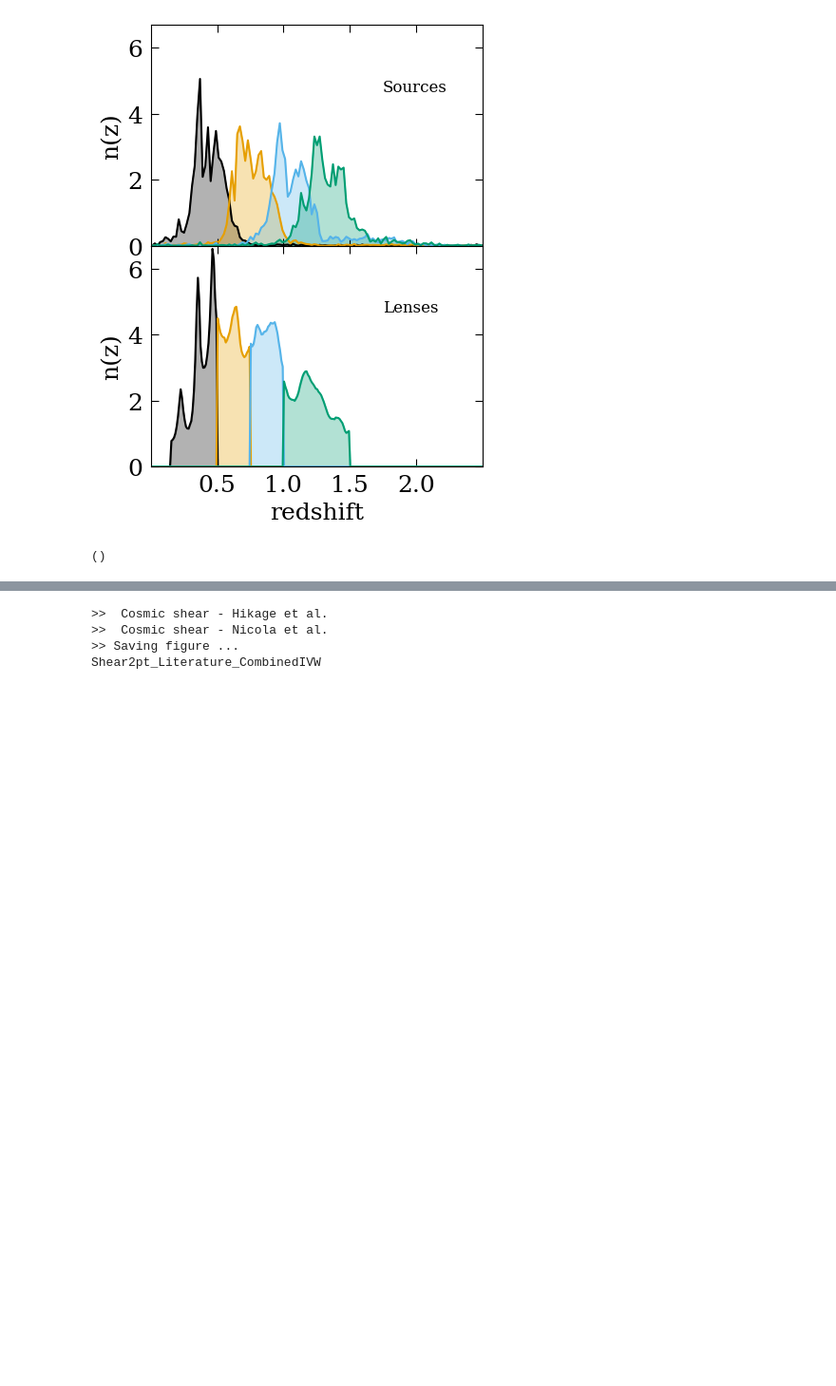
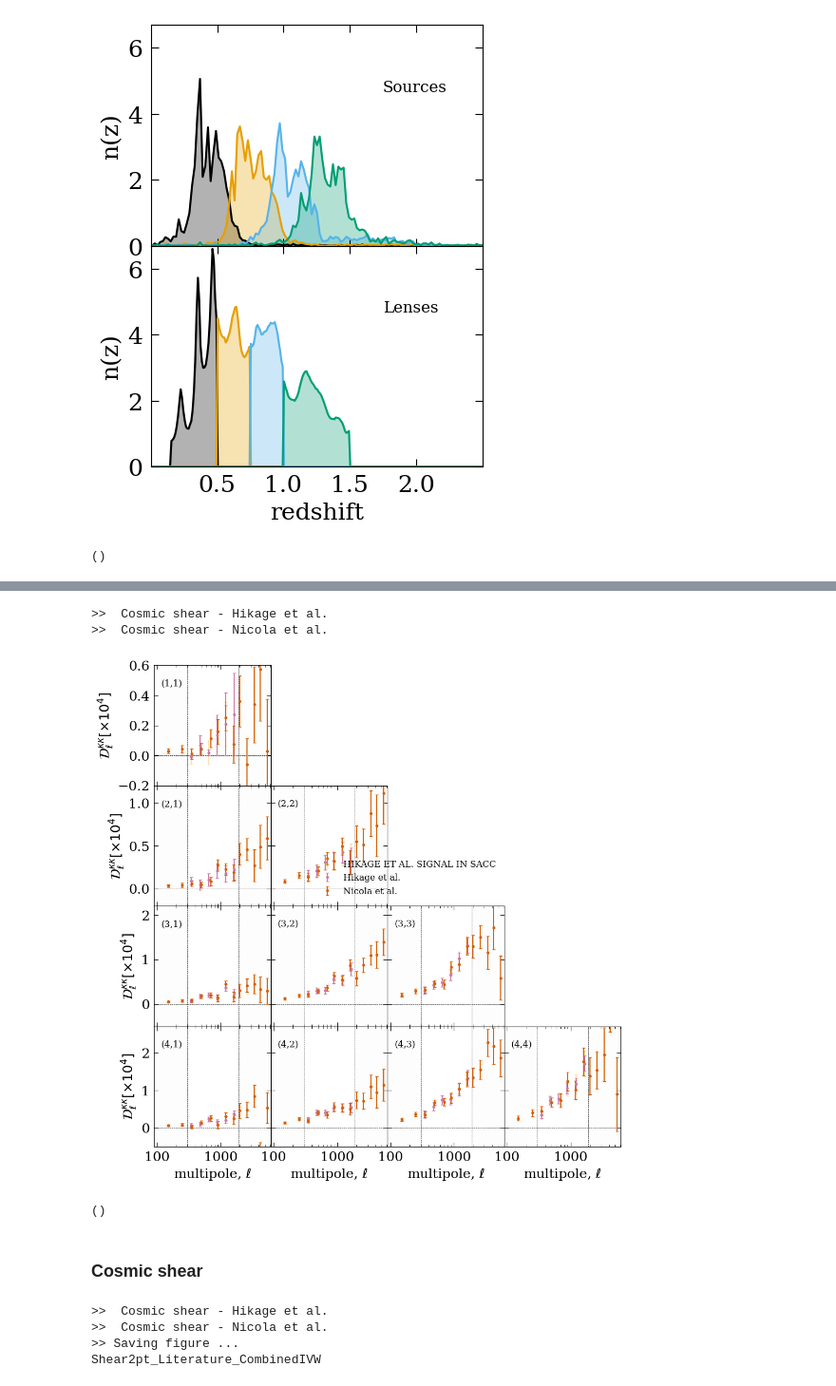
Before and after one commit to davsan06/HSC-PDR1-3x2pt-harmonic-methods, a Jupyter notebook: analysis/NBMeasurementPlot.ipynb, the cells around one changed output, grey strips where cells are left out. Shown at 95% size. Cells and saved outputs as stored; diff of their text form; code cells hidden in the pictures; blank space fills up the shorter version.

```diff
--- a/analysis/NBMeasurementPlot.ipynb
+++ b/analysis/NBMeasurementPlot.ipynb
@@ -41,3 +41,20 @@ HSCMeasurementUtils.Shear2pt_plot(fname = [None],
+# %%
+HSCMeasurementUtils.Shear2pt_plot(fname = ['/global/cfs/projectdirs/lsst/groups/LSS/HSC_reanalysis/data_javi/cls_hscpdr1_hikage_wcov_cholesky.sacc'],
+                                  labels = ['Hikage et al. signal in Sacc'],
+                                  add_individual = True,
+                                  add_combined = False,
+                                  add_literature=True,
+                                  add_Hikage_sacc=False,
+                                  theory_fname=None,
+                                  just_auto = False,
+                                  save_fig=False)
+# %% [output]
+>>  Cosmic shear - Hikage et al.
+>>  Cosmic shear - Nicola et al.
+[figure, added]
+()
+# %% [markdown]
+### Cosmic shear
 # %%
 HSCMeasurementUtils.Shear2pt_plot(fname = [None],
                                   labels = [None],
```
Also changed, not shown: parts of 4 cells of this notebook.
